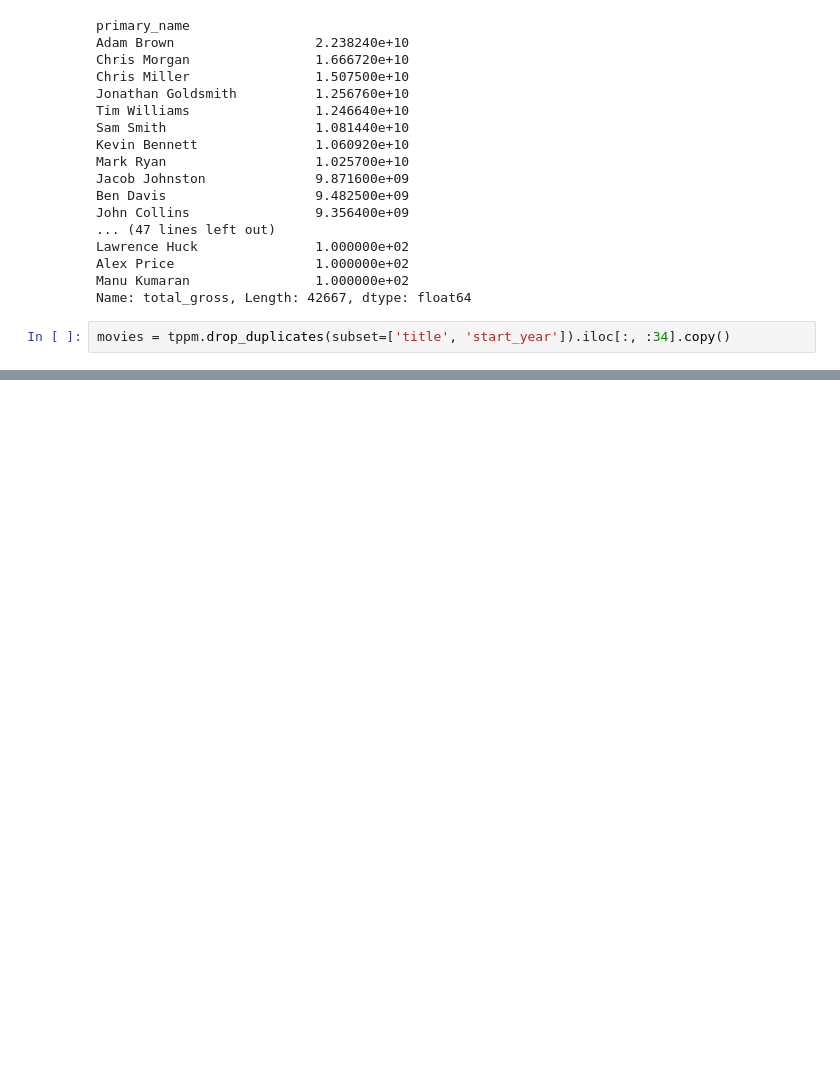
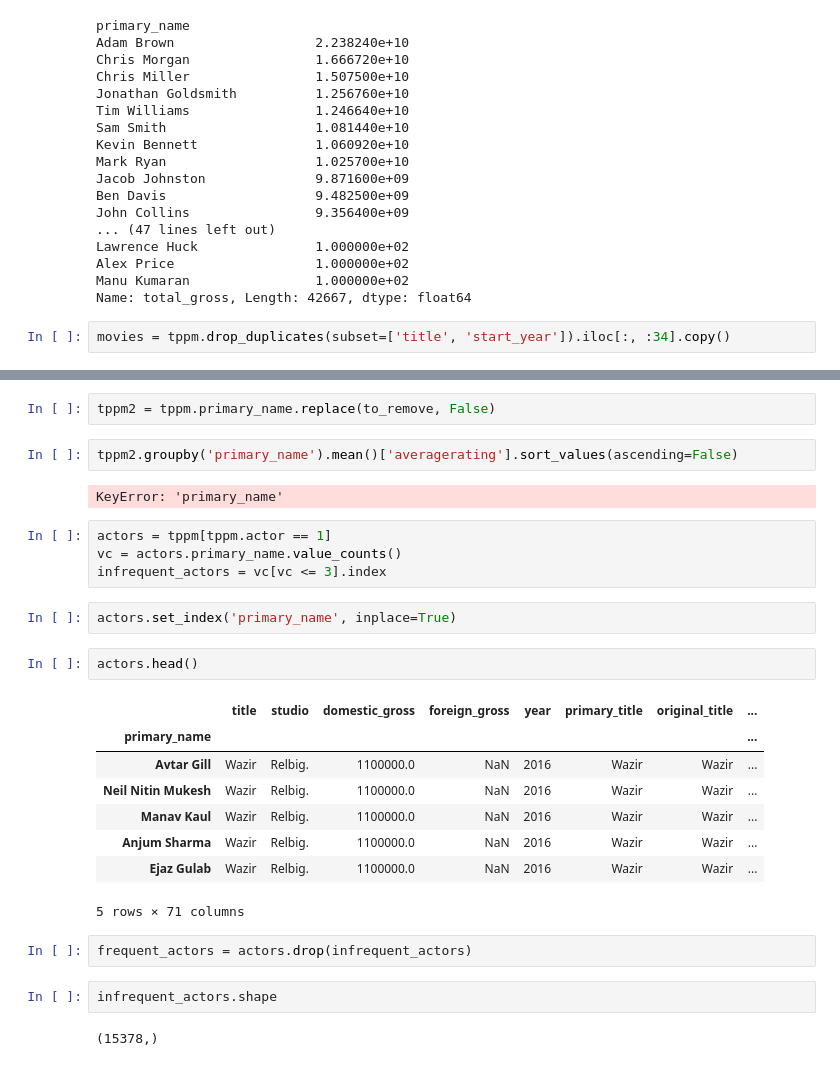
Before and after one commit to aschams/FlatironProject1, a Jupyter notebook: ASchams_notebook.ipynb, the cells around one changed output, grey strips where cells are left out. Saved outputs shown, nothing was run; the diff lists cells and outputs as text; blank space fills up the shorter version.

```diff
--- a/ASchams_notebook.ipynb
+++ b/ASchams_notebook.ipynb
@@ -327,0 +401,29 @@ Name: total_gross, Length: 213, dtype: float64
+# %%
+tppm2 = tppm.primary_name.replace(to_remove, False)
+# %%
+tppm2.groupby('primary_name').mean()['averagerating'].sort_values(ascending=False)
+# %% [output]
+KeyError: 'primary_name'
+# %%
+actors = tppm[tppm.actor == 1]
+vc = actors.primary_name.value_counts()
+infrequent_actors = vc[vc <= 3].index
+# %%
+actors.set_index('primary_name', inplace=True)
+# %%
+actors.head()
+# %% [output]
+|  | title | studio | domestic_gross | foreign_gross | year | primary_title | original_title | ... |
+| primary_name |  |  |  |  |  |  |  | ... |
+| Avtar Gill | Wazir | Relbig. | 1100000.0 | NaN | 2016 | Wazir | Wazir | ... |
+| Neil Nitin Mukesh | Wazir | Relbig. | 1100000.0 | NaN | 2016 | Wazir | Wazir | ... |
+| Manav Kaul | Wazir | Relbig. | 1100000.0 | NaN | 2016 | Wazir | Wazir | ... |
+| Anjum Sharma | Wazir | Relbig. | 1100000.0 | NaN | 2016 | Wazir | Wazir | ... |
+| Ejaz Gulab | Wazir | Relbig. | 1100000.0 | NaN | 2016 | Wazir | Wazir | ... |
+5 rows × 71 columns
+# %%
+frequent_actors = actors.drop(infrequent_actors)
+# %%
+infrequent_actors.shape
+# %% [output]
+(15378,)
```
Also changed, not shown: parts of 17 cells of this notebook.
